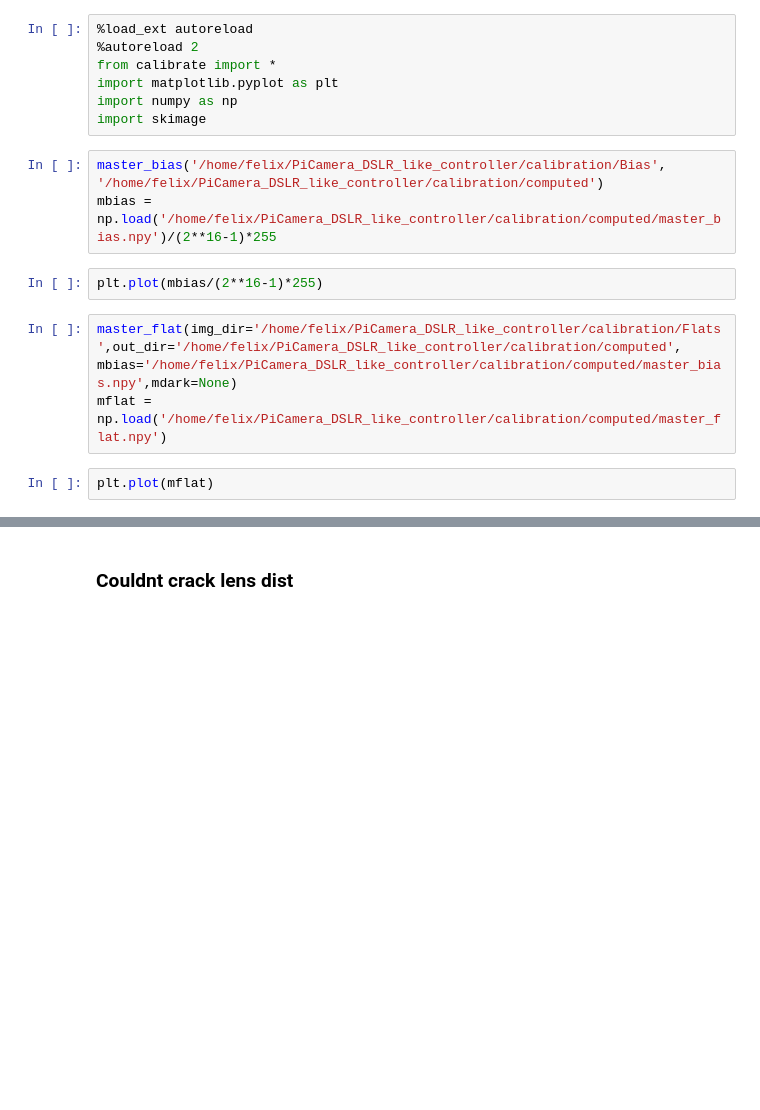
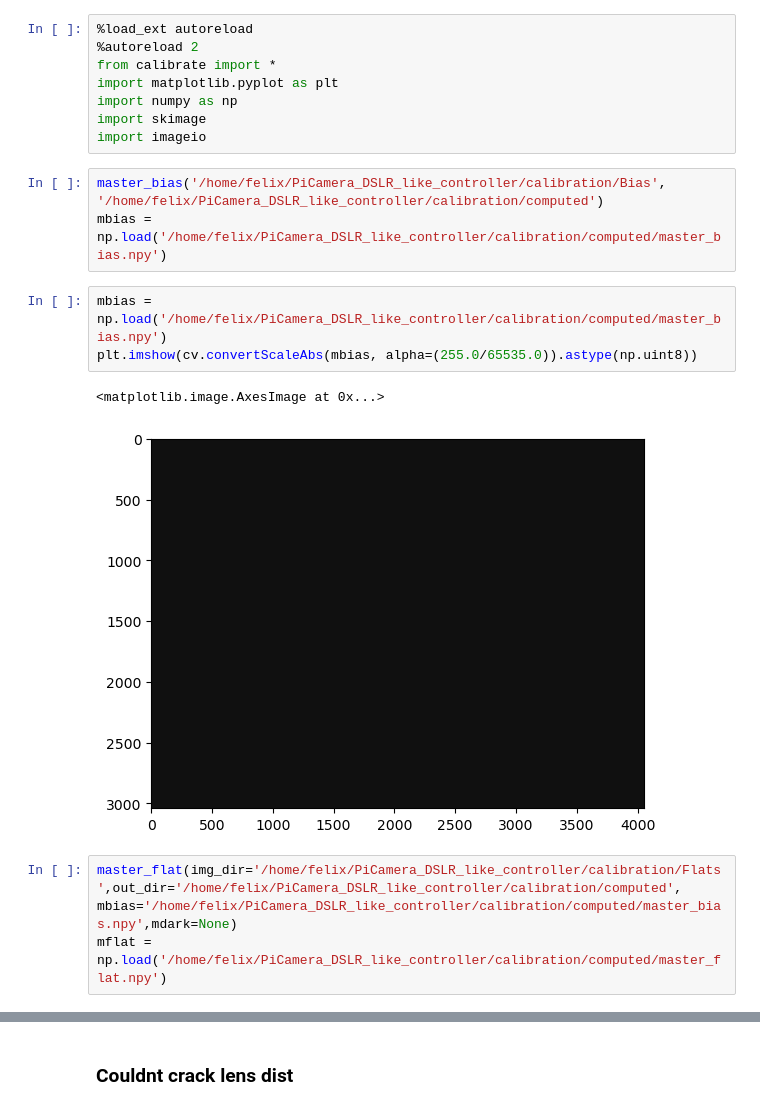
Before and after one commit to Naderschah/64MP_DSLR_controller, a Jupyter notebook: calibrate.ipynb, the cells around one changed output, grey strips where cells are left out. Saved outputs shown, nothing was run; the diff lists cells and outputs as text; blank space fills up the shorter version.

```diff
--- a/calibrate.ipynb
+++ b/calibrate.ipynb
@@ -5,13 +5,16 @@ from calibrate import *
 import matplotlib.pyplot as plt
 import numpy as np
 import skimage
+import imageio
 # %%
 master_bias('/home/felix/PiCamera_DSLR_like_controller/calibration/Bias', '/home/felix/PiCamera_DSLR_like_controller/calibration/computed')
-mbias = np.load('/home/felix/PiCamera_DSLR_like_controller/calibration/computed/master_bias.npy')/(2**16-1)*255
+mbias = np.load('/home/felix/PiCamera_DSLR_like_controller/calibration/computed/master_bias.npy')
-# %%
-plt.plot(mbias/(2**16-1)*255)
+# %%
+mbias = np.load('/home/felix/PiCamera_DSLR_like_controller/calibration/computed/master_bias.npy')
+plt.imshow(cv.convertScaleAbs(mbias, alpha=(255.0/65535.0)).astype(np.uint8))
+# %% [output]
+<matplotlib.image.AxesImage at 0x...>
+[figure, added]
 # %%
 master_flat(img_dir='/home/felix/PiCamera_DSLR_like_controller/calibration/Flats',out_dir='/home/felix/PiCamera_DSLR_like_controller/calibration/computed', mbias='/home/felix/PiCamera_DSLR_like_controller/calibration/computed/master_bias.npy',mdark=None)
 mflat = np.load('/home/felix/PiCamera_DSLR_like_controller/calibration/computed/master_flat.npy')
-# %%
-plt.plot(mflat)
```
Also changed, not shown: parts of 12 cells of this notebook, 1 other file.
